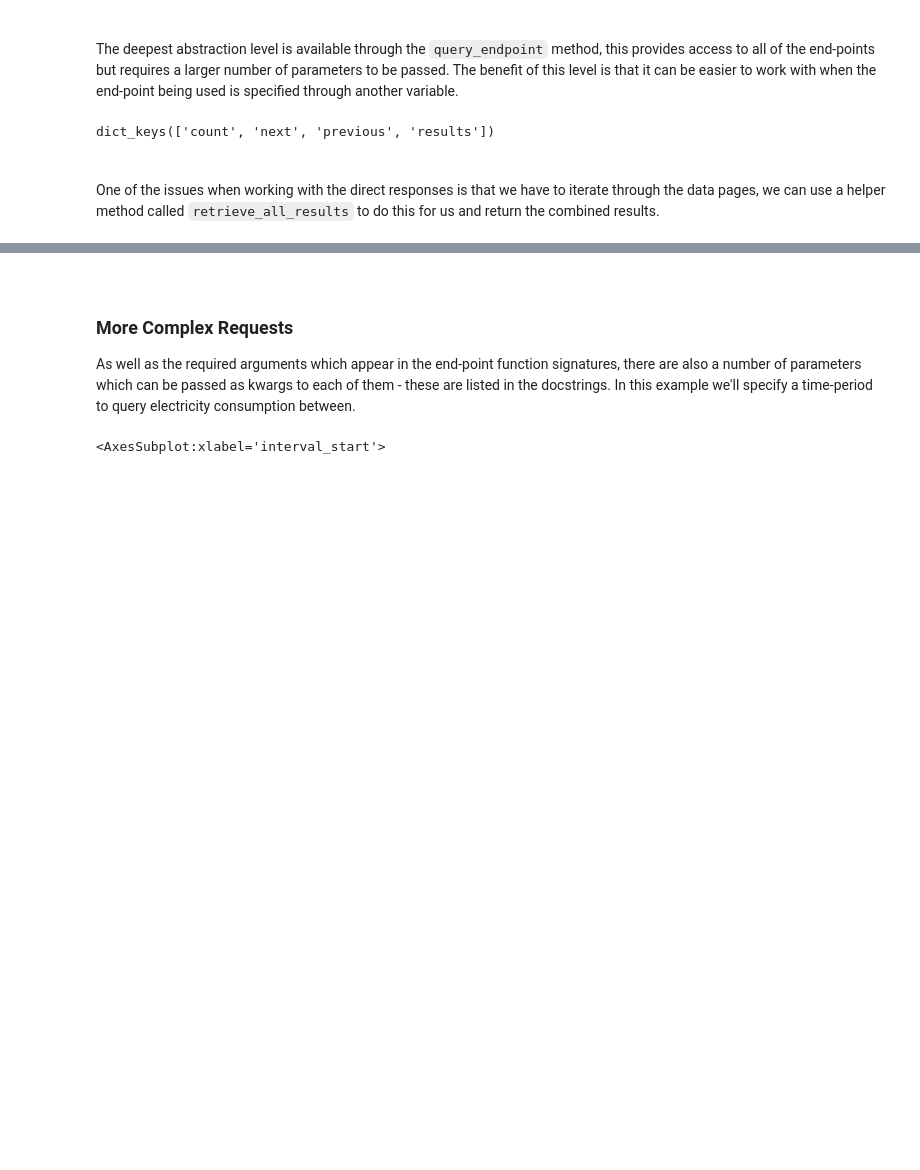
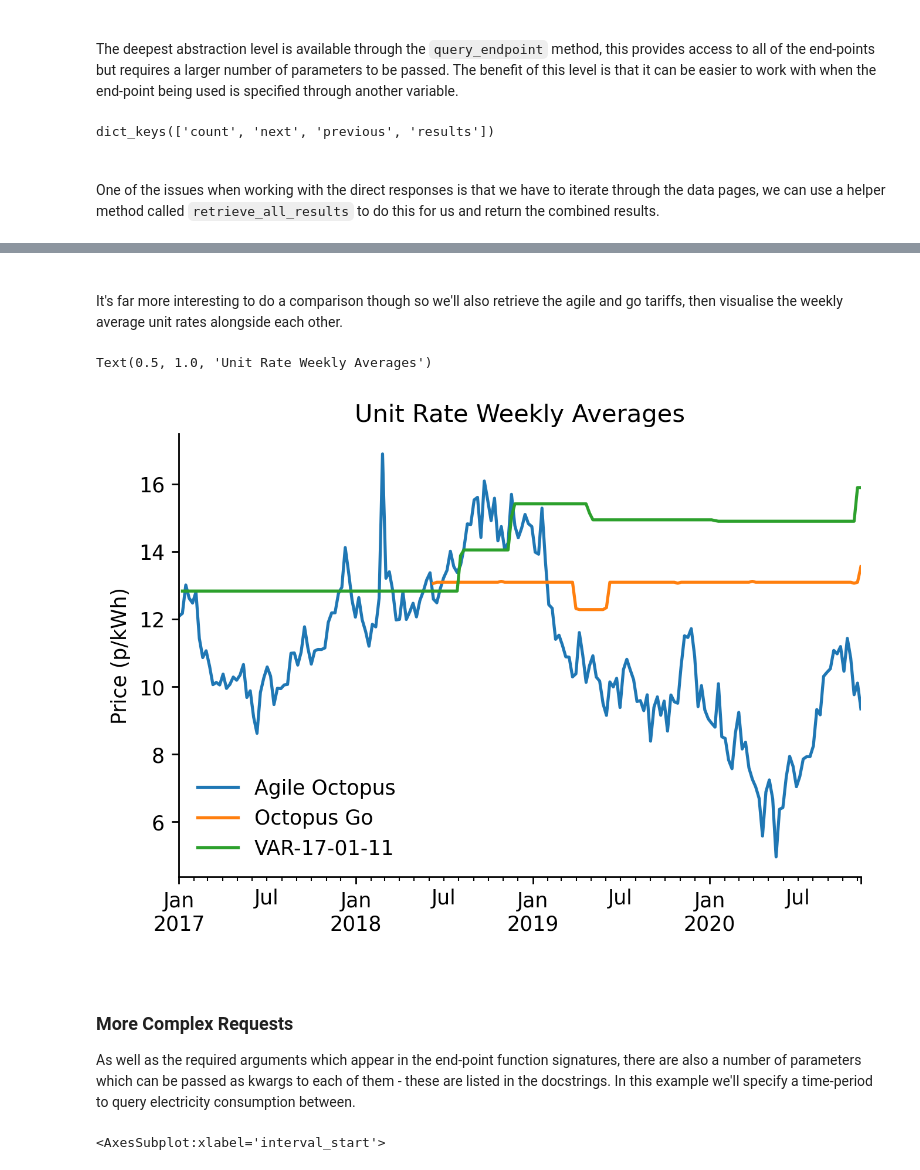
Before and after one commit to OSUKED/Octopy-Energy, a Jupyter notebook: usage_examples/00-Quick-Start.ipynb, the cells around one changed output, grey strips where cells are left out. Drawn from its saved outputs; the diff is of its cells as text; code cells hidden in the pictures; blank space fills up the shorter version.

```diff
--- a/usage_examples/00-Quick-Start.ipynb
+++ b/usage_examples/00-Quick-Start.ipynb
@@ -207,0 +214,4 @@ print(results_count)
+# %%
+df_products = download_manager.create_products_df()
+
+df_products.head(3)
@@ -208,3 +259,32 @@ print(results_count)
+# %% [markdown]
+<br>
+
+It's far more interesting to do a comparison though so we'll also retrieve the agile and go tariffs, then visualise the weekly average unit rates alongside each other.
+# %%
+product_codes = ['AGILE-18-02-21', 'GO-18-06-12', 'VAR-17-01-11']
+product_code_to_name = df_products['display_name'].to_dict()
+df_unit_rates = pd.DataFrame()
+
+for product_code in product_codes:
+    df_unit_rates[product_code] = download_manager.create_unit_rates_s(product_code,
+                                                                       'electricity-tariffs',
+                                                                       f'E-1R-{product_code}-C',
+                                                                       'standard-unit-rates')
+
+df_unit_rates_weekly_avg = (df_unit_rates
+                            .resample('7D')
+                            .mean()
+                            .rename(columns=product_code_to_name)
+                            .iloc[:-4, :] # <- The next 4wk avg is estimated for each tariff
+                           )
+
+# Plotting
+fig, ax = plt.subplots(dpi=250)
+fig, ax = octoplot.simple_plot(df_unit_rates_weekly_avg, ylabel='Price (p/kWh)', ax=ax)
+ax.set_title('Unit Rate Weekly Averages')
+# %% [output]
+Text(0.5, 1.0, 'Unit Rate Weekly Averages')
+[figure, added]
 # %% [markdown]
 <br>
 
```
Also changed, not shown: parts of 10 cells of this notebook, 8 other files.
